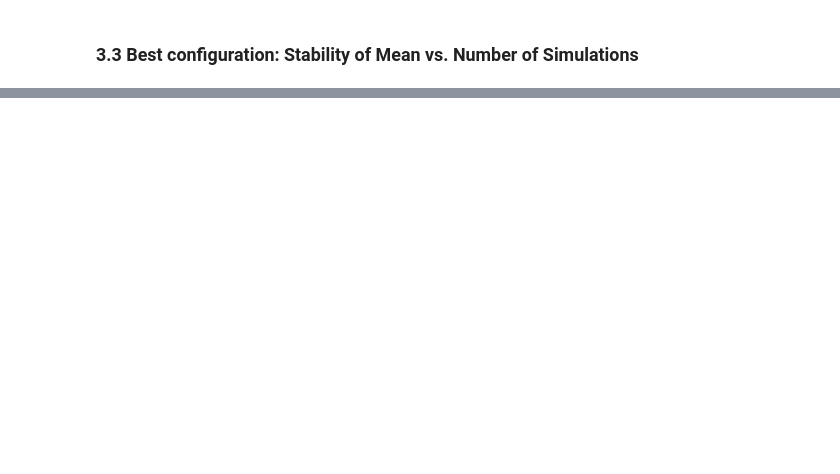
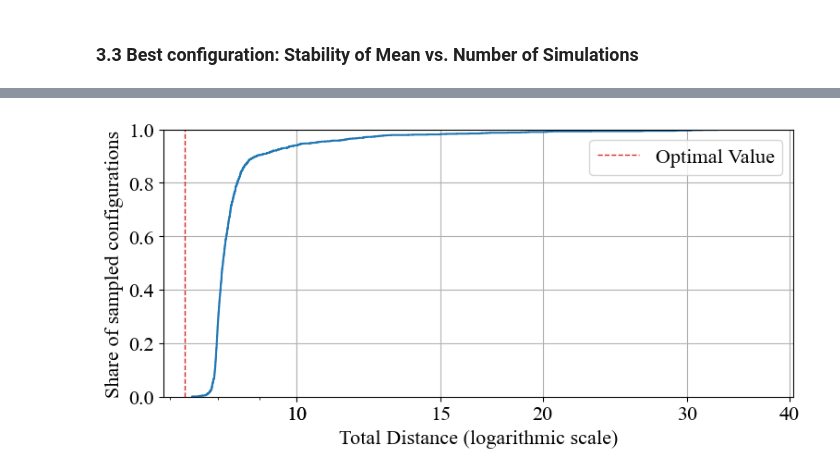
Before and after one commit to fwuermseher/evobandits-demo, a Jupyter notebook: evobandits_demo.ipynb, the cells around one changed output, grey strips where cells are left out. Saved outputs shown, nothing was run; the diff lists cells and outputs as text; code cells hidden in the pictures; blank space fills up the shorter version.

```diff
--- a/evobandits_demo.ipynb
+++ b/evobandits_demo.ipynb
@@ -306,0 +218,32 @@ plot_violin("tournament_split")
+# %%
+import matplotlib.pyplot as plt
+from matplotlib.ticker import LogLocator, LogFormatter
+import numpy as np
+
+plt.figure(figsize=(8, 4))
+plt.grid()
+
+# Use log base 10
+plt.xscale("log")
+
+# Format ticks: show ticks at each decade and some in between
+ax = plt.gca()
+ax.xaxis.set_major_locator(LogLocator(base=10.0, subs=(1, 10, 15, 20, 30, 40)))
+ax.xaxis.set_major_formatter(LogFormatter(base=10.0, labelOnlyBase=False))
+
+# Extract and plot values
+values = np.array([r["value"] for r in study.results])
+plt.ecdf(values)
+
+# Optimal value line
+plt.axvline(TSP_OPT_COST, linestyle='--', linewidth=1, color="C3", label="Optimal Value")
+
+plt.xlabel("Total Distance (logarithmic scale)")
+plt.ylabel("Share of sampled configurations")
+plt.legend()
+
+plt.tight_layout()
+plt.savefig(Path("_plots/04_ecdf_values.pdf"))
+plt.show()
+# %% [output]
+[figure, added]
```
Also changed, not shown: parts of 12 cells of this notebook.
